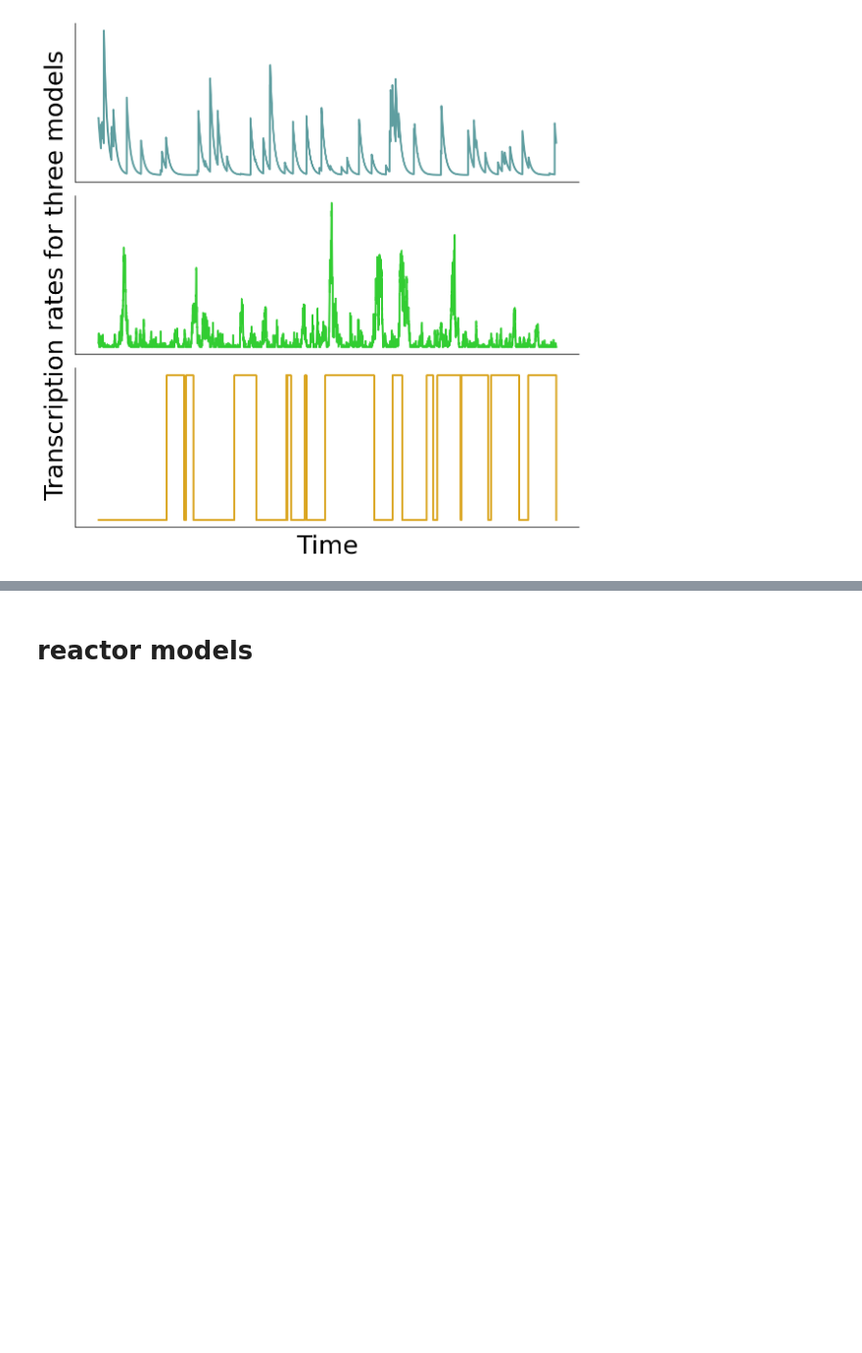
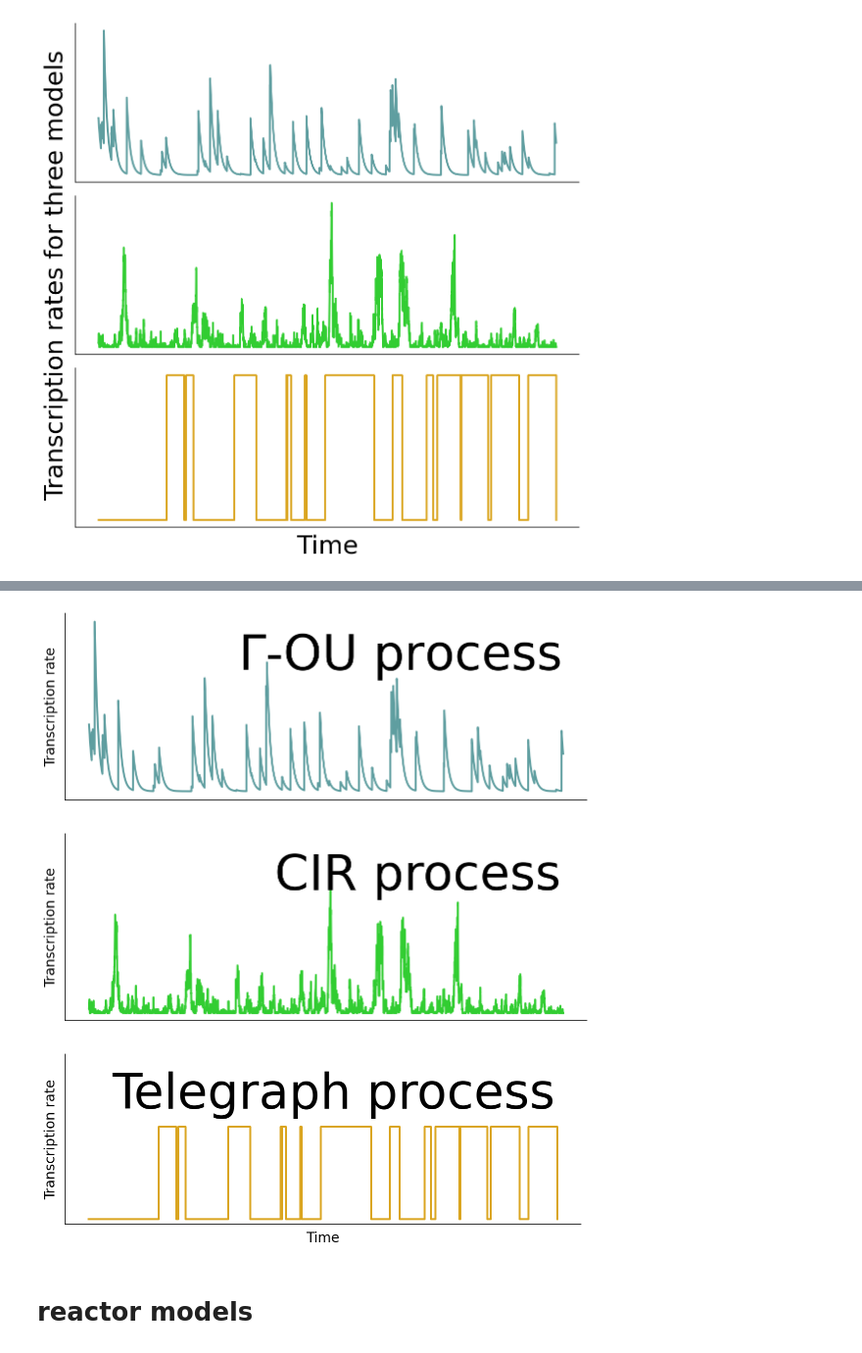
Before and after one commit to pachterlab/GVP_2023, a Jupyter notebook: gg230227_cartoons.ipynb, the cells around one changed output, grey strips where cells are left out. Shown at 98% size. Saved outputs shown, nothing was run; the diff lists cells and outputs as text; code cells hidden in the pictures; blank space fills up the shorter version.

```diff
--- a/gg230227_cartoons.ipynb
+++ b/gg230227_cartoons.ipynb
@@ -290,0 +225,64 @@ plt.savefig('figs/fig3a_tele.pdf')
+# %%
+#############
+dims = (8,3)
+fs = 14
+fig1,ax1 = plt.subplots(1,1,figsize=dims)
+ax1.plot(T_GOU,K_GOU,c=model_colors[0],linewidth=lw)
+ax1.set_yticks([])
+ax1.set_xticks([])
+
+# ax1.set_xlabel('Time',fontsize=fs)
+ax1.set_ylabel('Transcription rate',fontsize=fs)
+ax1.spines[['right', 'top']].set_visible(False)
+ax1.spines[['right', 'top']].set_visible(False)
+ax1.text(0.95,0.9,r'$\Gamma$-OU process',transform=ax1.transAxes,\
+         fontsize=50,horizontalalignment='right',\
+         verticalalignment='top')
+fig1.tight_layout()
+plt.savefig('figs/fig3a_gou.png',dpi=450)
+plt.savefig('figs/fig3a_gou.pdf')
+
+# #############
+dims = (8,3)
+fs = 14
+fig1,ax1 = plt.subplots(1,1,figsize=dims)
+ax1.plot(T_CIR,K_CIR,c=model_colors[1],linewidth=lw)
+ax1.set_yticks([])
+ax1.set_xticks([])
+
+# ax1.set_xlabel('Time',fontsize=fs)
+ax1.set_ylabel('Transcription rate',fontsize=fs)
+ax1.spines[['right', 'top']].set_visible(False)
+ax1.spines[['right', 'top']].set_visible(False)
+ax1.set_ylim([ax1.get_ylim()[0],ax1.get_ylim()[1]*1.2])
+ax1.text(0.95,0.9,'CIR process',transform=ax1.transAxes,\
+         fontsize=50,horizontalalignment='right',\
+         verticalalignment='top')
+fig1.tight_layout()
+plt.savefig('figs/fig3a_cir.png',dpi=450)
+plt.savefig('figs/fig3a_cir.pdf')
+
+
+# # ##############
+dims = (8,3)
+fs = 14
+fig1,ax1 = plt.subplots(1,1,figsize=dims)
+ax1.plot(T_tele,K_tele,c=model_colors[2],linewidth=lw)
+ax1.set_yticks([])
+ax1.set_xticks([])
+
+ax1.set_xlabel('Time',fontsize=fs)
+ax1.set_ylabel('Transcription rate',fontsize=fs)
+ax1.spines[['right', 'top']].set_visible(False)
+ax1.spines[['right', 'top']].set_visible(False)
+ax1.set_ylim([ax1.get_ylim()[0],ax1.get_ylim()[1]*1.7])
+ax1.text(0.95,0.9,'Telegraph process',transform=ax1.transAxes,\
+         fontsize=50,horizontalalignment='right',\
+         verticalalignment='top')
+fig1.tight_layout()
+plt.savefig('figs/fig3a_tele.png',dpi=450)
+plt.savefig('figs/fig3a_tele.pdf')
+# %% [output]
+[figure, added]
+[figure, added]
+[figure, added]
```
Also changed, not shown: parts of 4 cells of this notebook, 6 other files.
